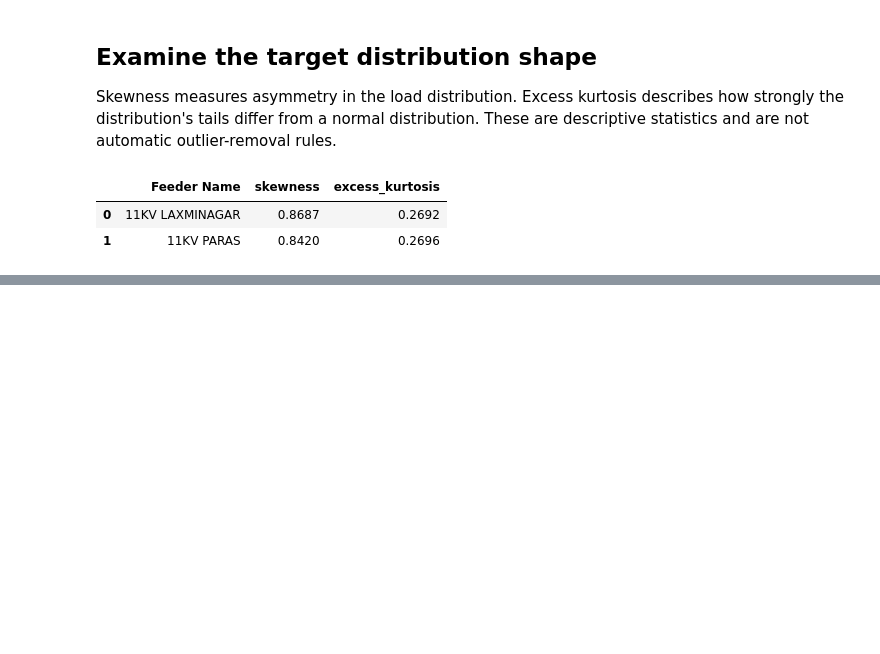
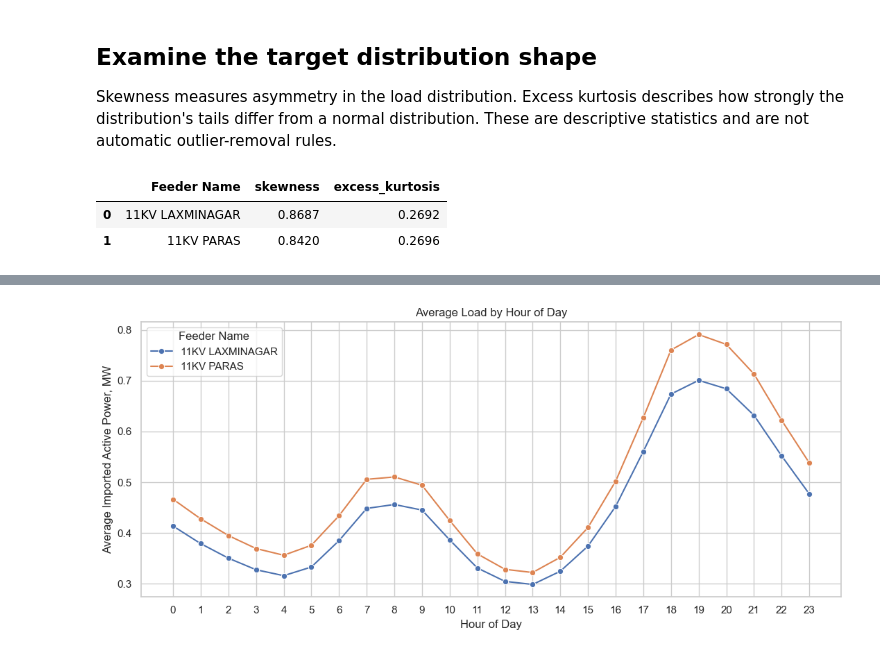
Before and after one commit to tejasstrivedi/MLDAProject, a Jupyter notebook: project.ipynb, the cells around one changed output, grey strips where cells are left out. Saved outputs shown, nothing was run; the diff lists cells and outputs as text; code cells hidden in the pictures; blank space fills up the shorter version.

```diff
--- a/project.ipynb
+++ b/project.ipynb
@@ -512,0 +624,25 @@ target_distribution_shape
+# %%
+df["hour"] = df["timestamp"].dt.hour
+
+average_load_by_hour = (
+    df.groupby(["Feeder Name", "hour"])[target_column]
+      .mean()
+      .reset_index(name="average_load_mw")
+)
+
+plt.figure(figsize=(11, 5))
+sns.lineplot(
+    data=average_load_by_hour,
+    x="hour",
+    y="average_load_mw",
+    hue="Feeder Name",
+    marker="o"
+)
+plt.title("Average Load by Hour of Day")
+plt.xlabel("Hour of Day")
+plt.ylabel("Average Imported Active Power, MW")
+plt.xticks(range(0, 24))
+plt.tight_layout()
+plt.show()
+# %% [output]
+[figure, added]
```
Also changed, not shown: parts of 43 cells of this notebook, 6 other files.
